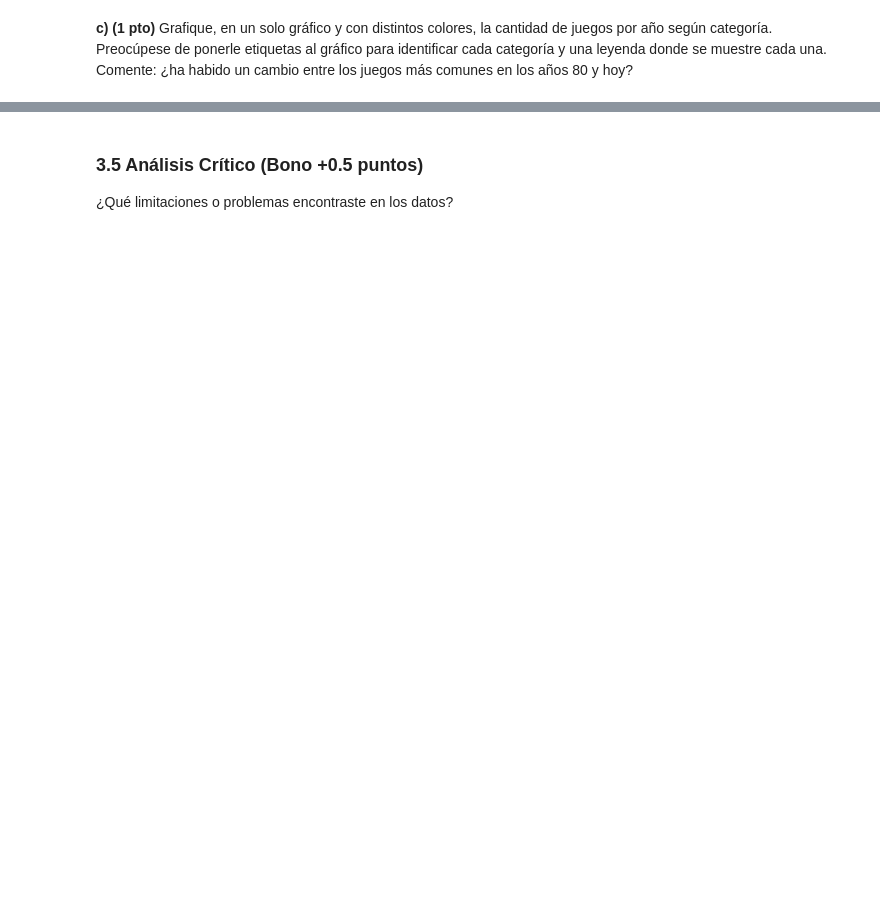
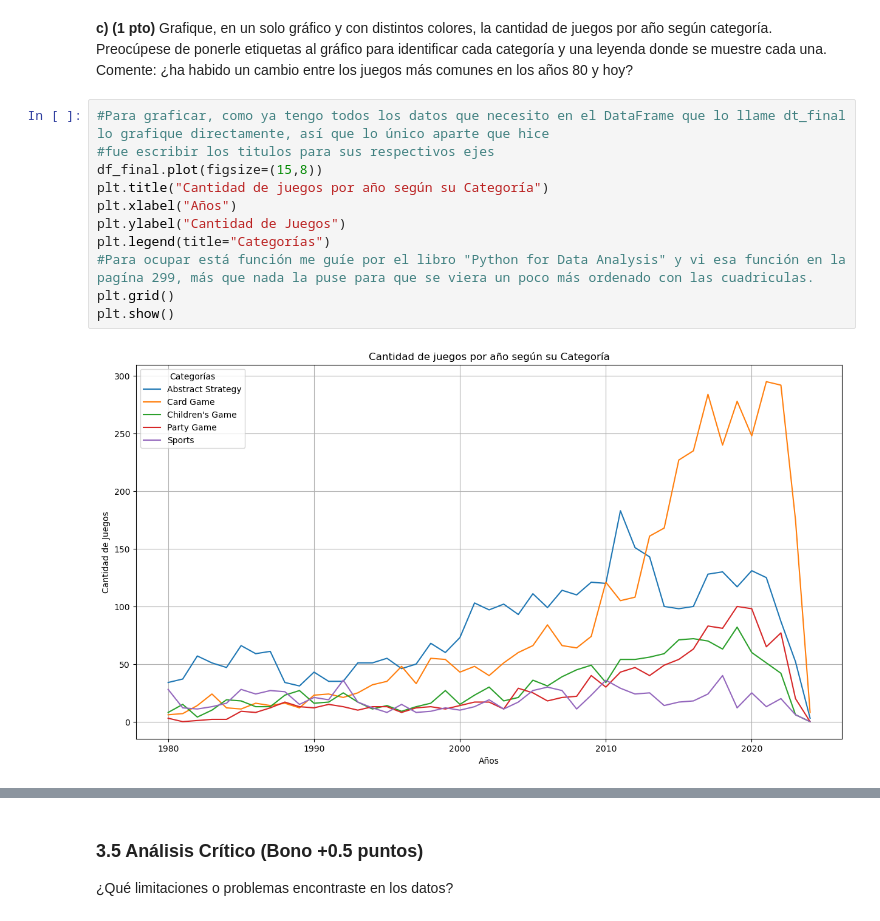
Before and after one commit to ariqueb/Respaldo-Tareas-Ciencias-de-Datos, a Jupyter notebook: tareas/tarea 01/IMT2200-25s2 - Tarea 01.ipynb, the cells around one changed output, grey strips where cells are left out. Cells and saved outputs as stored; diff of their text form; blank space fills up the shorter version.

```diff
--- a/tareas/tarea 01/IMT2200-25s2 - Tarea 01.ipynb
+++ b/tareas/tarea 01/IMT2200-25s2 - Tarea 01.ipynb
@@ -362,2 +413,15 @@ top_5_categorias = categorias.head(5).index.tolist()
 # %% [markdown]
 **c) (1 pto)** Grafique, en un solo gráfico y con distintos colores, la cantidad de juegos por año según categoría. Preocúpese de ponerle etiquetas al gráfico para identificar cada categoría y una leyenda donde se muestre cada una. Comente: ¿ha habido un cambio entre los juegos más comunes en los años 80 y hoy?
+# %%
+#Para graficar, como ya tengo todos los datos que necesito en el DataFrame que lo llame dt_final lo grafique directamente, así que lo único aparte que hice
+#fue escribir los titulos para sus respectivos ejes
+df_final.plot(figsize=(15,8))
+plt.title("Cantidad de juegos por año según su Categoría")
+plt.xlabel("Años")
+plt.ylabel("Cantidad de Juegos")
+plt.legend(title="Categorías")
+#Para ocupar está función me guíe por el libro "Python for Data Analysis" y vi esa función en la pagína 299, más que nada la puse para que se viera un poco más ordenado con las cuadriculas.
+plt.grid()
+plt.show()
+# %% [output]
+[figure, added]
```
Also changed, not shown: parts of 4 cells of this notebook.
